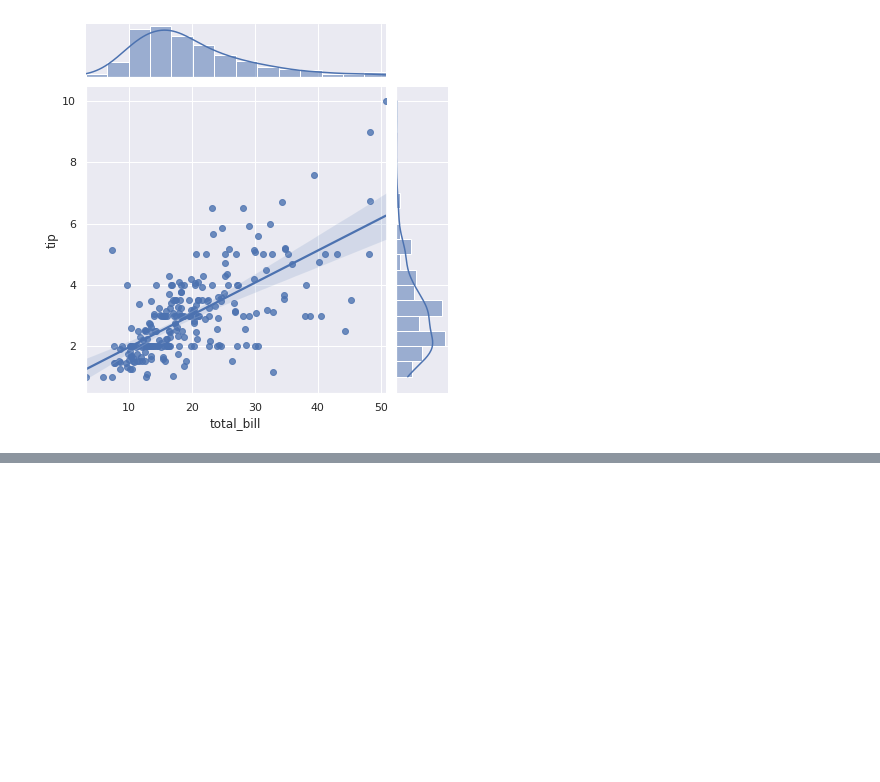
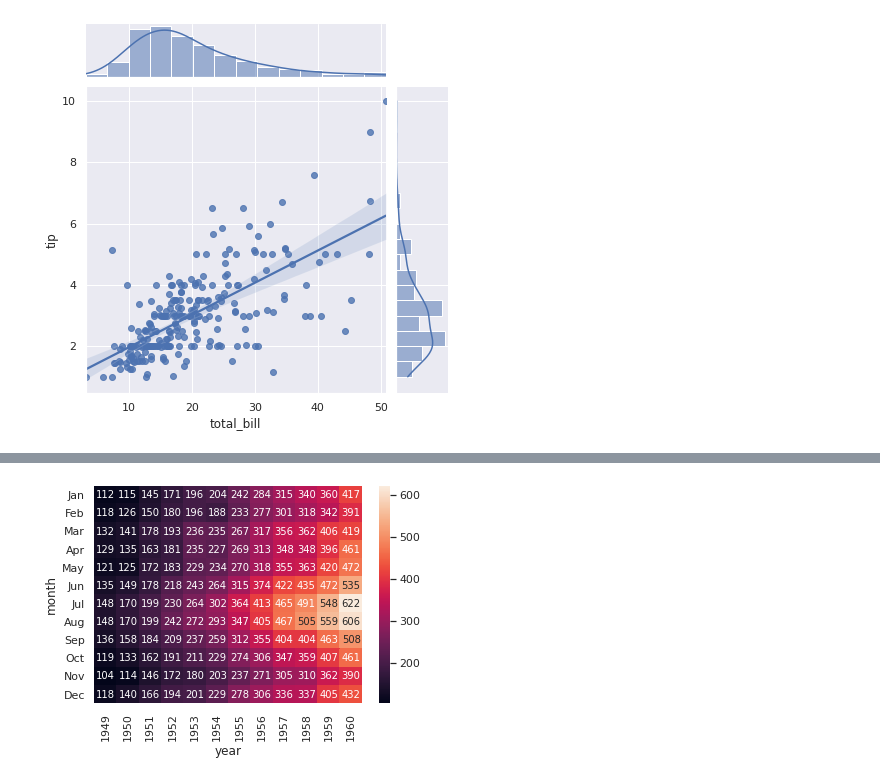
Before and after one commit to RedOx22/real-world-machine-learning, a Jupyter notebook: Visualization with Seaborn.ipynb, the cells around one changed output, grey strips where cells are left out. Saved outputs shown, nothing was run; the diff lists cells and outputs as text; code cells hidden in the pictures; blank space fills up the shorter version.

```diff
--- a/Visualization with Seaborn.ipynb
+++ b/Visualization with Seaborn.ipynb
@@ -91,0 +105,4 @@ data.head()
+# %%
+ax = sns.heatmap(flights, annot=True, fmt="d")
+# %% [output]
+[figure, added]
```
Also changed, not shown: parts of 3 cells of this notebook.
